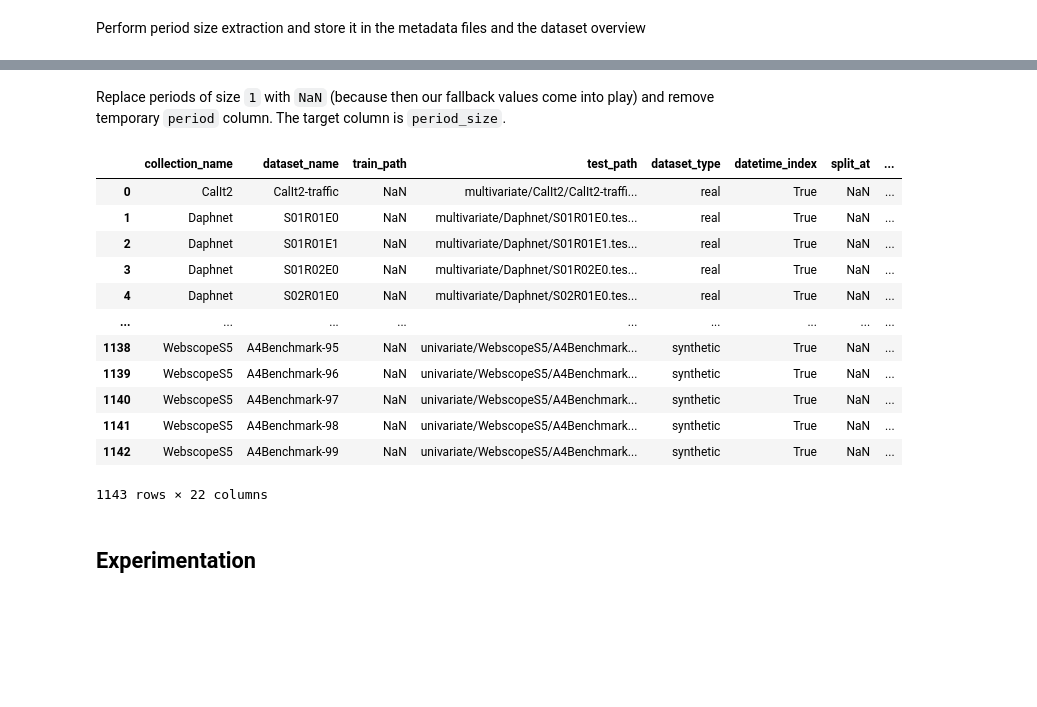
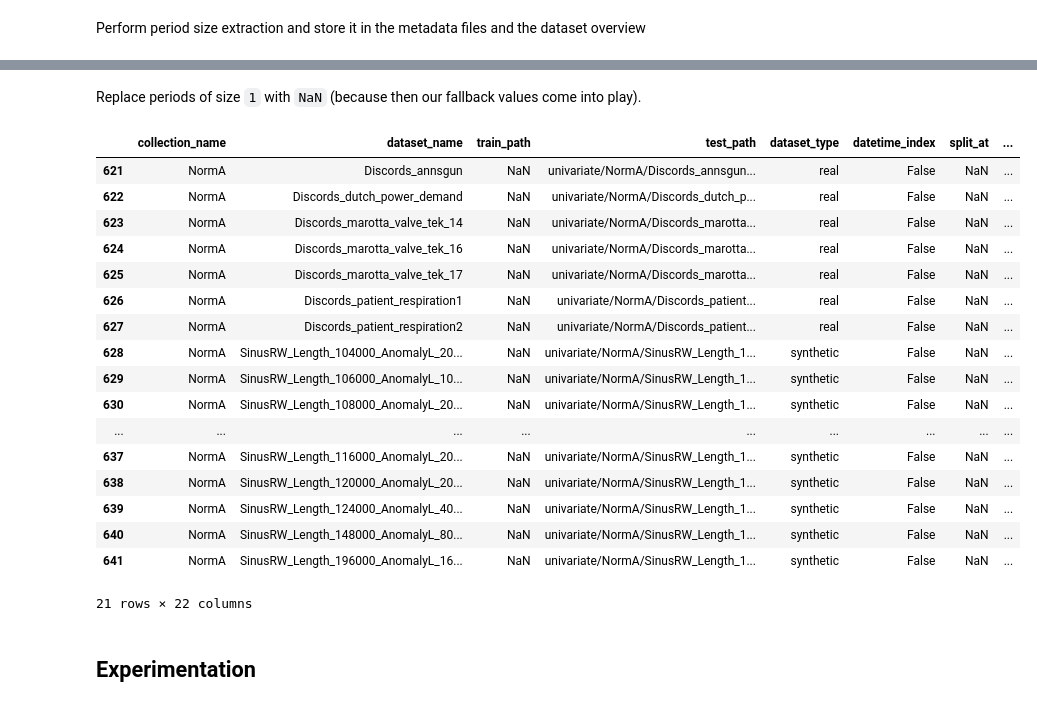
Before and after one commit to TimeEval/TimeEval, a Jupyter notebook: notebooks/data-prep/Dataset Period Size Estimation.ipynb, the cells around one changed output, grey strips where cells are left out. Saved outputs shown, nothing was run; the diff lists cells and outputs as text; code cells hidden in the pictures; blank space fills up the shorter version.

Commit message:
feat: preprocess NormA datasets

```diff
--- a/notebooks/data-prep/Dataset Period Size Estimation.ipynb
+++ b/notebooks/data-prep/Dataset Period Size Estimation.ipynb
@@ -182,33 +186,36 @@ Skipping WebscopeS5/A4Benchmark-99, because it already has a period (12.0)
 
 Saving dataset overview!
 # %% [markdown]
-Replace periods of size `1` with `NaN` (because then our fallback values come into play) and remove temporary `period` column. The target column is `period_size`.
+Replace periods of size `1` with `NaN` (because then our fallback values come into play).
 # %%
 root_path = Path("/home/projects/akita/data/benchmark-data/data-processed")
 df_datasets = pd.read_csv(root_path / "datasets.csv")
 
-indexer = df_datasets["period"] > 1
-df_datasets["period_size"] = np.nan
-df_datasets.loc[indexer, "period_size"] = df_datasets.loc[indexer, "period"]
-df_datasets = df_datasets.drop(columns=["period"])
+indexer = df_datasets["period_size"] == 1
+df_datasets.loc[indexer, "period_size"] = np.nan
 
 df_datasets.to_csv(root_path / "datasets.csv", index=False)
-# %%
-df_datasets
-# %% [output]
-|  | collection_name | dataset_name | train_path | test_path | dataset_type | datetime_index | split_at | ... |
-| 0 | CalIt2 | CalIt2-traffic | NaN | multivariate/CalIt2/CalIt2-traffi... | real | True | NaN | ... |
-| 1 | Daphnet | S01R01E0 | NaN | multivariate/Daphnet/S01R01E0.tes... | real | True | NaN | ... |
-| 2 | Daphnet | S01R01E1 | NaN | multivariate/Daphnet/S01R01E1.tes... | real | True | NaN | ... |
-| 3 | Daphnet | S01R02E0 | NaN | multivariate/Daphnet/S01R02E0.tes... | real | True | NaN | ... |
-| 4 | Daphnet | S02R01E0 | NaN | multivariate/Daphnet/S02R01E0.tes... | real | True | NaN | ... |
-| ... | ... | ... | ... | ... | ... | ... | ... | ... |
-| 1138 | WebscopeS5 | A4Benchmark-95 | NaN | univariate/WebscopeS5/A4Benchmark... | synthetic | True | NaN | ... |
-| 1139 | WebscopeS5 | A4Benchmark-96 | NaN | univariate/WebscopeS5/A4Benchmark... | synthetic | True | NaN | ... |
-| 1140 | WebscopeS5 | A4Benchmark-97 | NaN | univariate/WebscopeS5/A4Benchmark... | synthetic | True | NaN | ... |
-| 1141 | WebscopeS5 | A4Benchmark-98 | NaN | univariate/WebscopeS5/A4Benchmark... | synthetic | True | NaN | ... |
-| 1142 | WebscopeS5 | A4Benchmark-99 | NaN | univariate/WebscopeS5/A4Benchmark... | synthetic | True | NaN | ... |
-1143 rows × 22 columns
+# %%
+df_datasets[df_datasets["collection_name"] == "NormA"]
+# %% [output]
+|  | collection_name | dataset_name | train_path | test_path | dataset_type | datetime_index | split_at | ... |
+| 621 | NormA | Discords_annsgun | NaN | univariate/NormA/Discords_annsgun... | real | False | NaN | ... |
+| 622 | NormA | Discords_dutch_power_demand | NaN | univariate/NormA/Discords_dutch_p... | real | False | NaN | ... |
+| 623 | NormA | Discords_marotta_valve_tek_14 | NaN | univariate/NormA/Discords_marotta... | real | False | NaN | ... |
+| 624 | NormA | Discords_marotta_valve_tek_16 | NaN | univariate/NormA/Discords_marotta... | real | False | NaN | ... |
+| 625 | NormA | Discords_marotta_valve_tek_17 | NaN | univariate/NormA/Discords_marotta... | real | False | NaN | ... |
+| 626 | NormA | Discords_patient_respiration1 | NaN | univariate/NormA/Discords_patient... | real | False | NaN | ... |
+| 627 | NormA | Discords_patient_respiration2 | NaN | univariate/NormA/Discords_patient... | real | False | NaN | ... |
+| 628 | NormA | SinusRW_Length_104000_AnomalyL_20... | NaN | univariate/NormA/SinusRW_Length_1... | synthetic | False | NaN | ... |
+| 629 | NormA | SinusRW_Length_106000_AnomalyL_10... | NaN | univariate/NormA/SinusRW_Length_1... | synthetic | False | NaN | ... |
+| 630 | NormA | SinusRW_Length_108000_AnomalyL_20... | NaN | univariate/NormA/SinusRW_Length_1... | synthetic | False | NaN | ... |
+| ... | ... | ... | ... | ... | ... | ... | ... | ... |
+| 637 | NormA | SinusRW_Length_116000_AnomalyL_20... | NaN | univariate/NormA/SinusRW_Length_1... | synthetic | False | NaN | ... |
+| 638 | NormA | SinusRW_Length_120000_AnomalyL_20... | NaN | univariate/NormA/SinusRW_Length_1... | synthetic | False | NaN | ... |
+| 639 | NormA | SinusRW_Length_124000_AnomalyL_40... | NaN | univariate/NormA/SinusRW_Length_1... | synthetic | False | NaN | ... |
+| 640 | NormA | SinusRW_Length_148000_AnomalyL_80... | NaN | univariate/NormA/SinusRW_Length_1... | synthetic | False | NaN | ... |
+| 641 | NormA | SinusRW_Length_196000_AnomalyL_16... | NaN | univariate/NormA/SinusRW_Length_1... | synthetic | False | NaN | ... |
+21 rows × 22 columns
 # %% [markdown]
 ## Experimentation
 # %%
```
Also changed, not shown: parts of 3 cells of this notebook, 1 other file.
